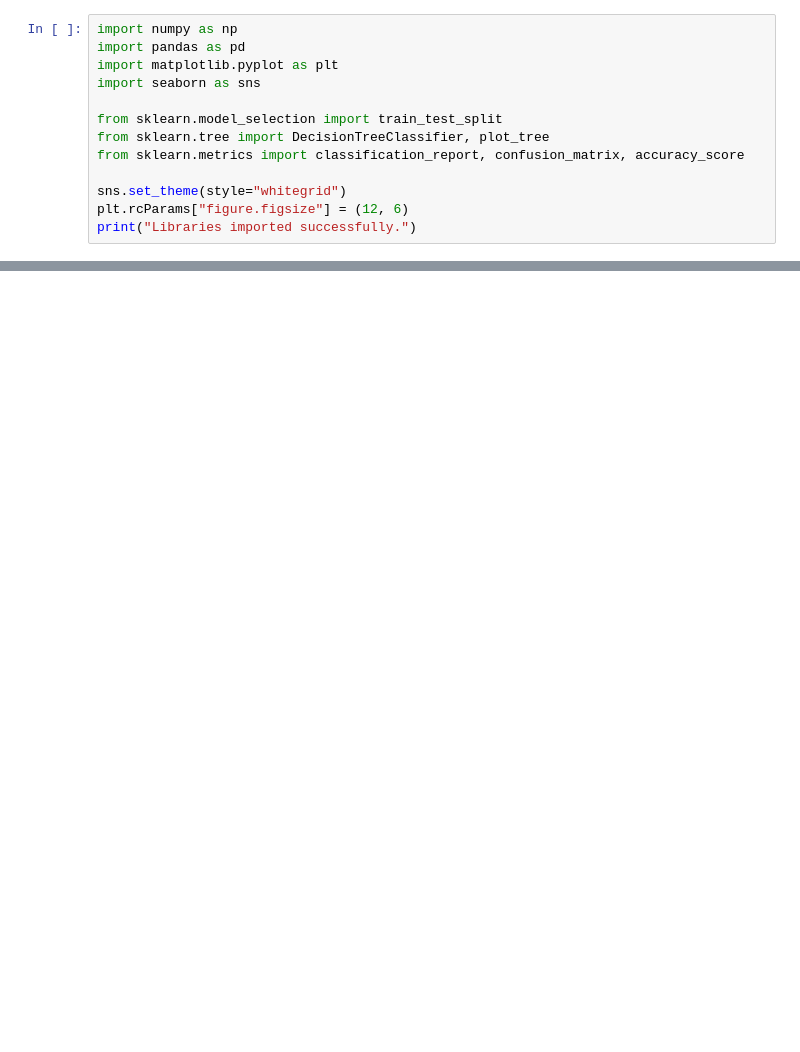
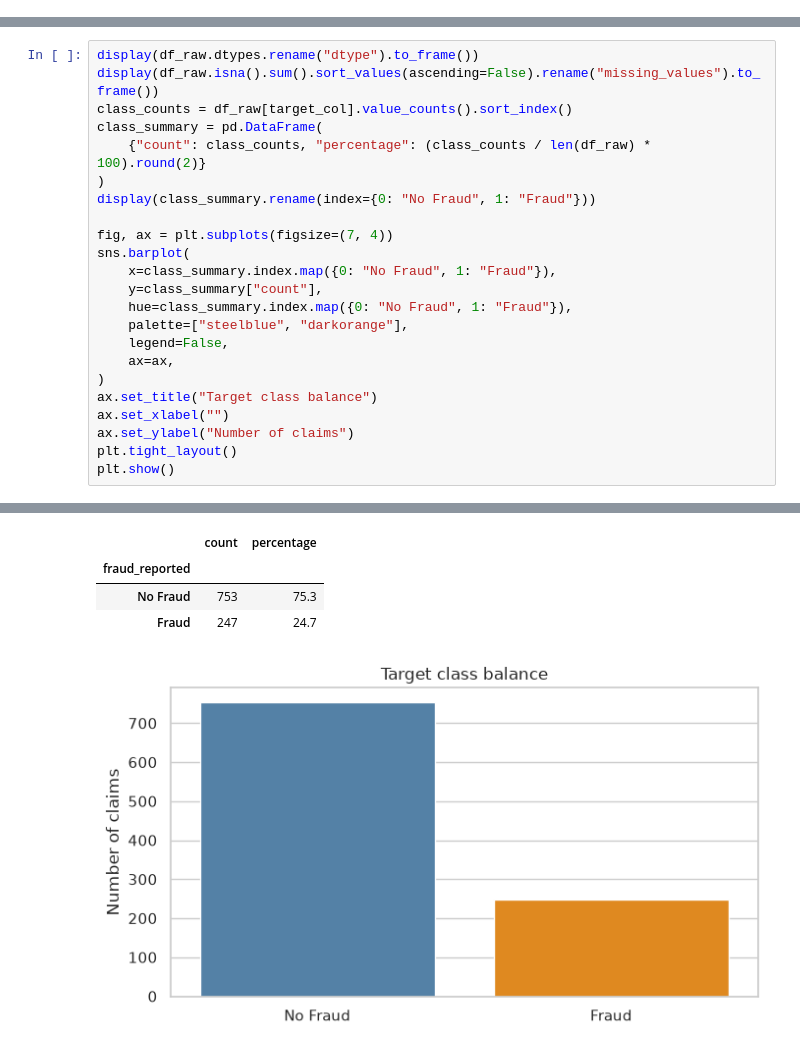
Before and after one commit to rupikap009/ML-Techniques, a Jupyter notebook: notebooks/03_insurance_fraud_decision_tree.ipynb, the cells around one changed output, grey strips where cells are left out. Drawn from its saved outputs; the diff is of its cells as text; blank space fills up the shorter version.

```diff
--- a/notebooks/03_insurance_fraud_decision_tree.ipynb
+++ b/notebooks/03_insurance_fraud_decision_tree.ipynb
@@ -15,13 +0,0 @@ We import essential libraries for data manipulation, visualization, model traini
-# %%
-import numpy as np
-import pandas as pd
-import matplotlib.pyplot as plt
-import seaborn as sns
-
-from sklearn.model_selection import train_test_split
-from sklearn.tree import DecisionTreeClassifier, plot_tree
-from sklearn.metrics import classification_report, confusion_matrix, accuracy_score
-
-sns.set_theme(style="whitegrid")
-plt.rcParams["figure.figsize"] = (12, 6)
-print("Libraries imported successfully.")
@@ -238,0 +129,24 @@ This notebook is intentionally focused on the vehicle insurance fraud dataset an
+# %%
+display(df_raw.dtypes.rename("dtype").to_frame())
+display(df_raw.isna().sum().sort_values(ascending=False).rename("missing_values").to_frame())
+class_counts = df_raw[target_col].value_counts().sort_index()
+class_summary = pd.DataFrame(
+    {"count": class_counts, "percentage": (class_counts / len(df_raw) * 100).round(2)}
+)
+display(class_summary.rename(index={0: "No Fraud", 1: "Fraud"}))
+
+fig, ax = plt.subplots(figsize=(7, 4))
+sns.barplot(
+    x=class_summary.index.map({0: "No Fraud", 1: "Fraud"}),
+    y=class_summary["count"],
+    hue=class_summary.index.map({0: "No Fraud", 1: "Fraud"}),
+    palette=["steelblue", "darkorange"],
+    legend=False,
+    ax=ax,
+)
+ax.set_title("Target class balance")
+ax.set_xlabel("")
+ax.set_ylabel("Number of claims")
+plt.tight_layout()
+plt.show()
+# %% [output]
@@ -238,0 +187,5 @@ This notebook is intentionally focused on the vehicle insurance fraud dataset an
+|  | count | percentage |
+| fraud_reported |  |  |
+| No Fraud | 753 | 75.3 |
+| Fraud | 247 | 24.7 |
+[figure, added]
```
Also changed, not shown: parts of 48 cells of this notebook.
